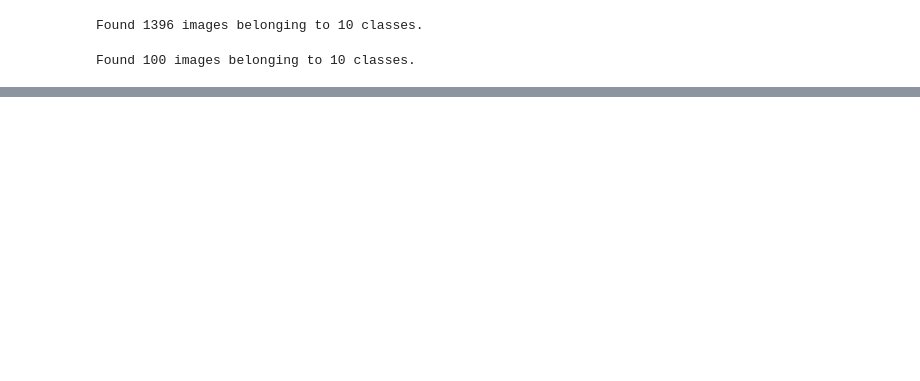
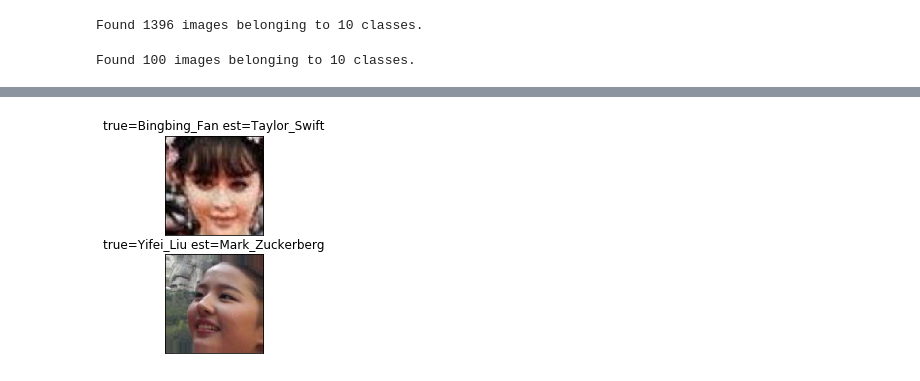
Before and after one commit to skylarhuang/ML_Intro_project, a Jupyter notebook: Fine_Tuning_Vgg_Face.ipynb, the cells around one changed output, grey strips where cells are left out. Saved outputs shown, nothing was run; the diff lists cells and outputs as text; code cells hidden in the pictures; blank space fills up the shorter version.

```diff
--- a/Fine_Tuning_Vgg_Face.ipynb
+++ b/Fine_Tuning_Vgg_Face.ipynb
@@ -255,0 +311,49 @@ Try a different optimizer:
+# %%
+batch_shape = (batch_size,
+               custom_vgg_model.input_shape[1],
+               custom_vgg_model.input_shape[2],
+               custom_vgg_model.input_shape[3])
+
+X = np.zeros(batch_shape)
+y = np.zeros(batch_size)
+
+Xerr = np.zeros(batch_shape)
+yerr = np.zeros(batch_size)
+ytr = np.zeros(batch_size)
+
+nerr = 0
+maxerr = 2
+
+while nerr <= maxerr:
+    # Generate a mini-batch X,y from the test_generator.next() method
+    X,y = test_generator.next()
+
+    # Predict the labels using the model.predict and compute a predicted label yhat
+    yhat = custom_vgg_model.predict(X)
+
+    # Find the locations i where yhat[i] != y[i].
+    # Yhat has a shape of no.ofclass * batchsize
+    # So we use axis to locate one picture
+    # And use argmax to find the index
+    err = np.where(y != np.argmax(yhat,axis=1))[0]
+
+    # Save errors
+    for i in range(len(err)):
+        ind = err[i]
+        Xerr[nerr+i,:,:,:] = X[ind,:,:,:]
+        yerr[nerr+i] = np.argmax(yhat[ind])
+        ytr[nerr+i] = y[ind]
+
+    # Keep going through mini-batches until you have four errors.
+    nerr = nerr + len(err)
+
+# Print the four error images
+for i in range(maxerr):
+    plt.subplot(maxerr,1,i+1)
+    disp_image(Xerr[i,:,:,:])
+    title = ('true='+textFileNames[int(ytr[i])]+
+             ' est='+textFileNames[int(yerr[i])])
+
+    plt.title(title)
+# %% [output]
+[figure, added]
```
Also changed, not shown: parts of 32 cells of this notebook.
